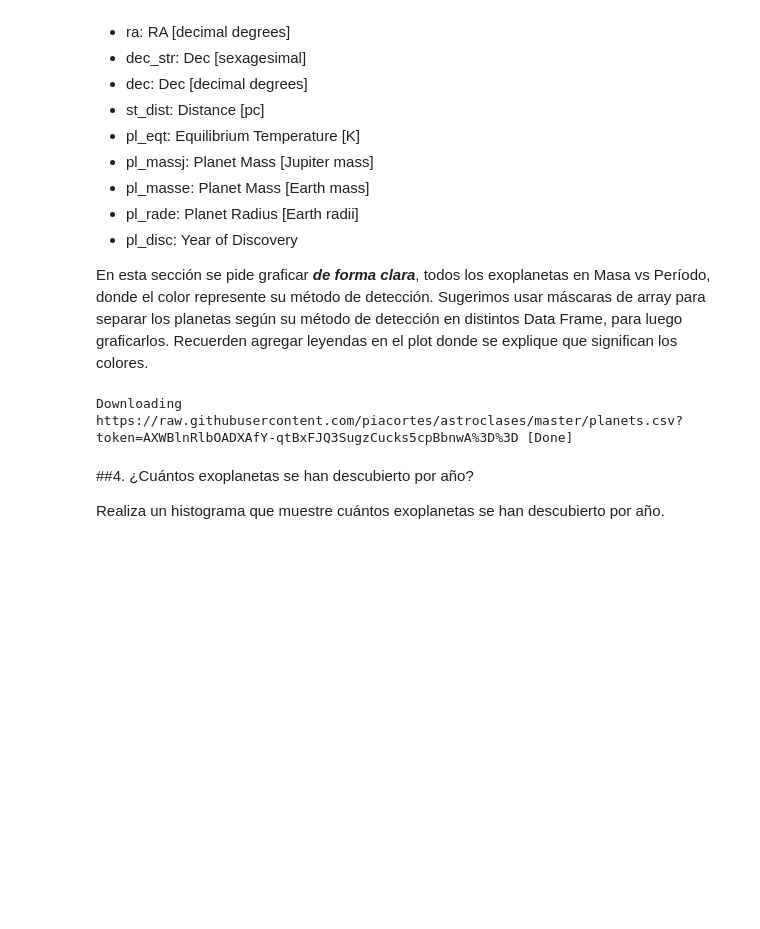
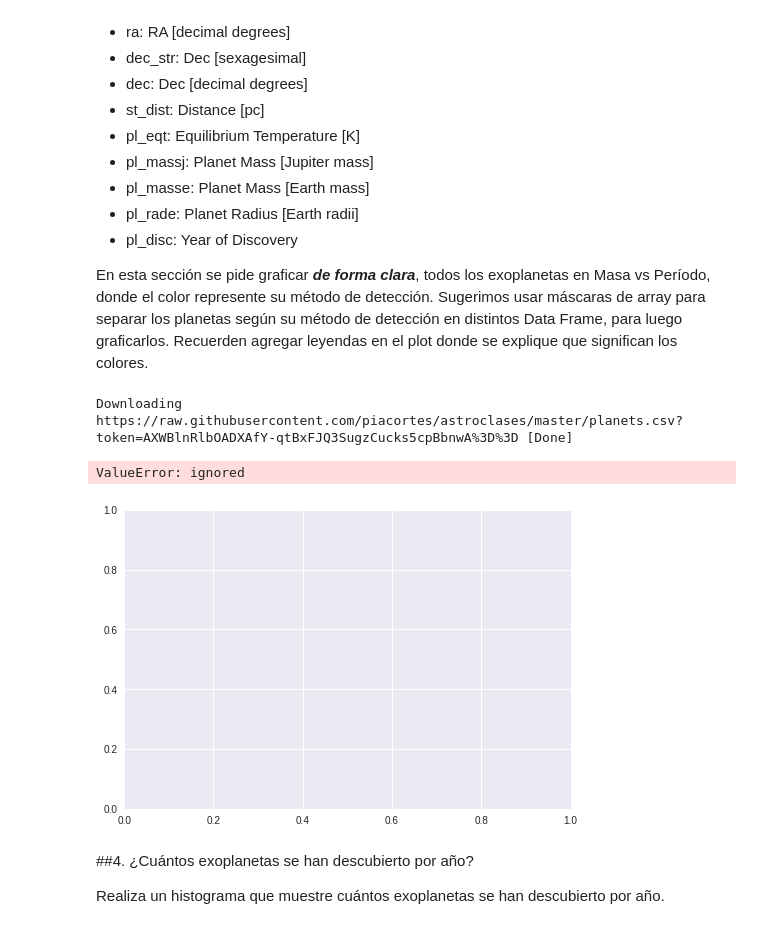
Before and after one commit to SantiagoRios21/minitarea3, a Jupyter notebook: minitarea3.ipynb, the cells around one changed output. Drawn from its saved outputs; the diff is of its cells as text; code cells hidden in the pictures; blank space fills up the shorter version.

```diff
--- a/minitarea3.ipynb
+++ b/minitarea3.ipynb
@@ -199,13 +199,18 @@ En esta sección se pide graficar ***de forma clara***, todos los exoplanetas en
 # %%
 # Importamos Pandas y cargamos el archivo planets.csv
 import pandas as pd
 
 archivo = download_file('https://raw.githubusercontent.com/piacortes/astroclases/master/planets.csv?token=AXWBlnRlbOADXAfY-qtBxFJQ3SugzCucks5cpBbnwA%3D%3D')
 planetas = pd.read_csv(archivo, comment="#")
+plt.scatter(planetas["pl_orbper"],planetas["pl_bmassj"],c=planetas['pl_discmethod'])
+
+
 
 # Graficar plot
 # %% [output]
 Downloading https://raw.githubusercontent.com/piacortes/astroclases/master/planets.csv?token=AXWBlnRlbOADXAfY-qtBxFJQ3SugzCucks5cpBbnwA%3D%3D [Done]
+ValueError: ignored
+[figure, added]
 # %% [markdown]
 ##4. ¿Cuántos exoplanetas se han descubierto por año?
 
```
Also changed, not shown: parts of 3 cells of this notebook.
